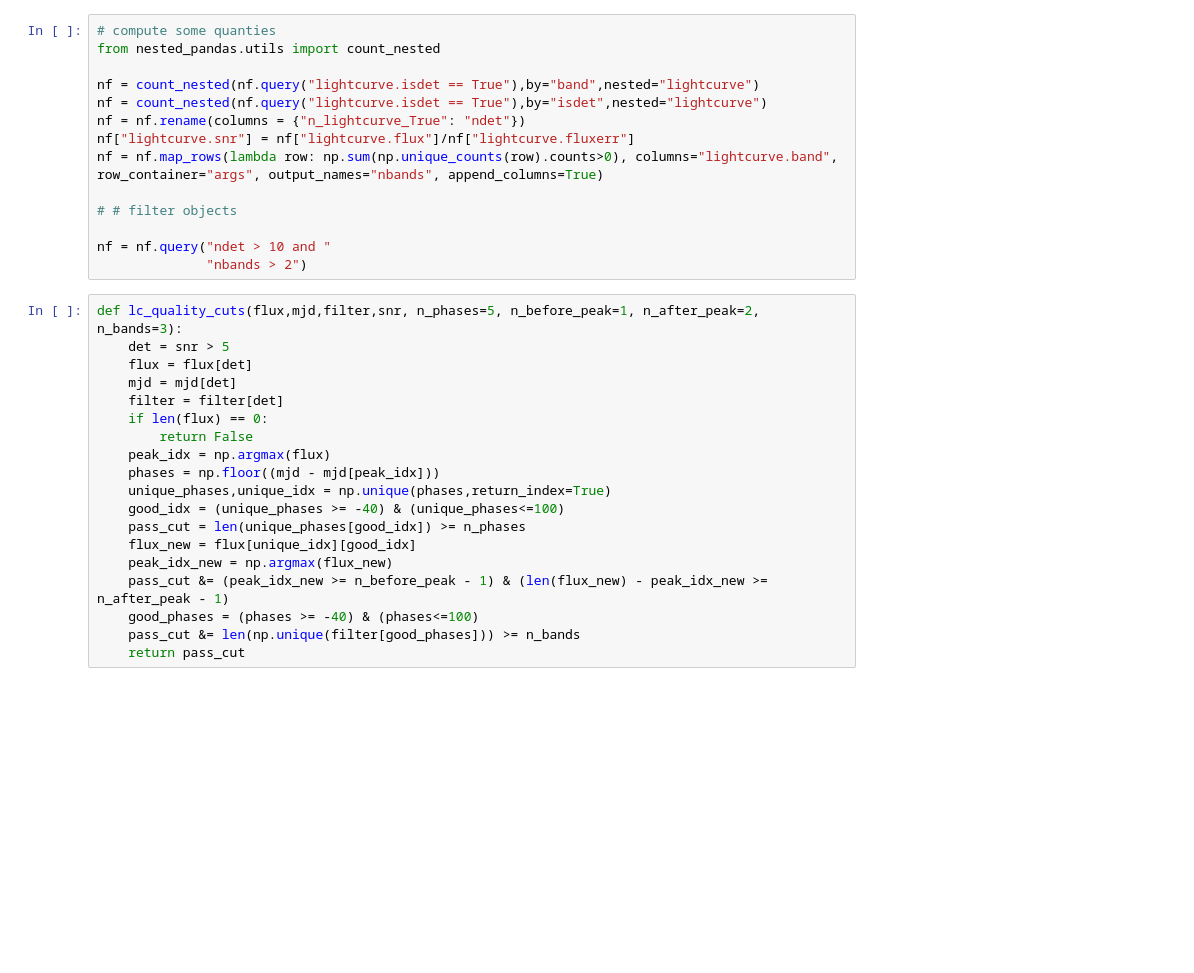
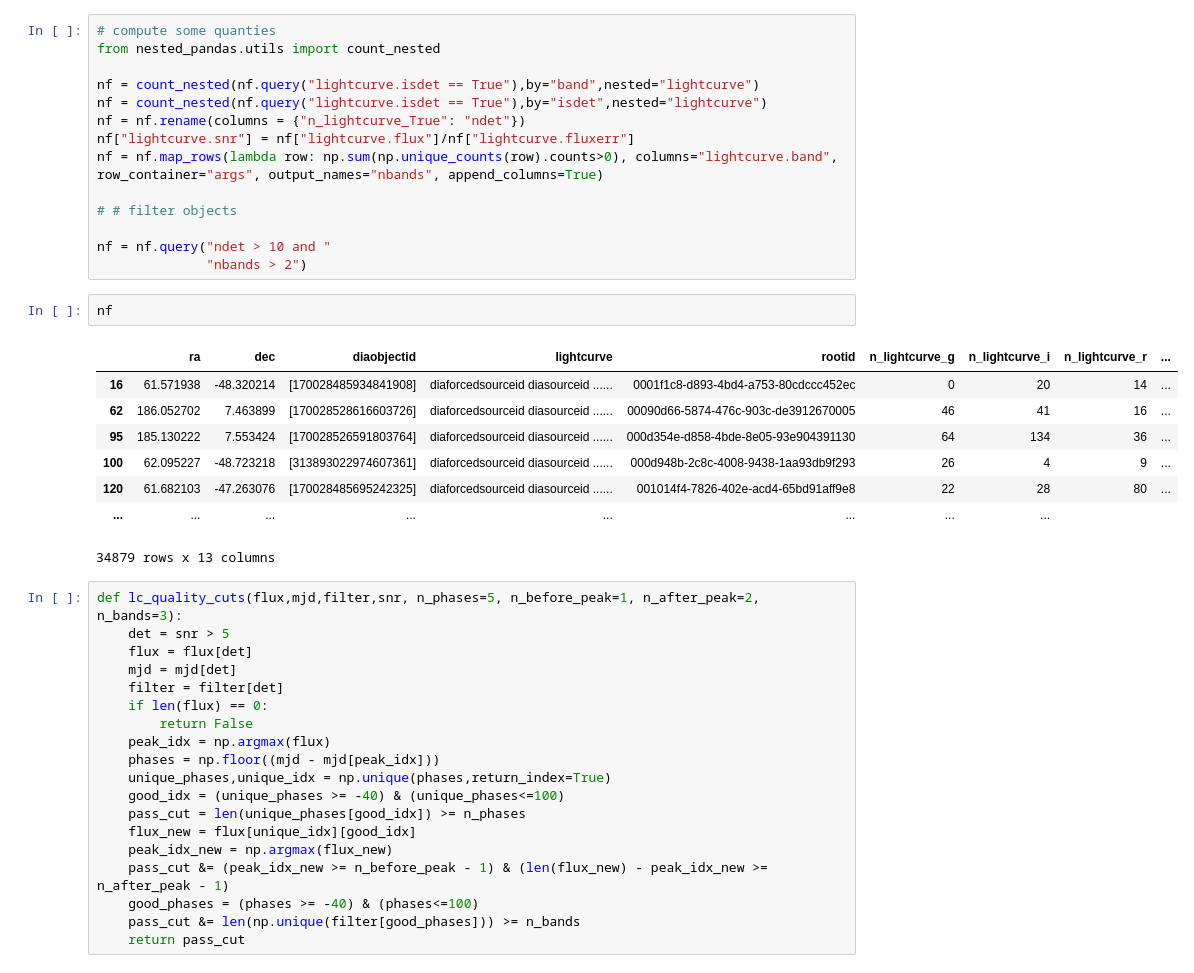
Before and after one commit to mi-dai/fastdb_util, a Jupyter notebook: plot_lightcurves.ipynb, the cells around one changed output. Cells and saved outputs as stored; diff of their text form; blank space fills up the shorter version.

```diff
--- a/plot_lightcurves.ipynb
+++ b/plot_lightcurves.ipynb
@@ -30,6 +49,17 @@ nf = nf.map_rows(lambda row: np.sum(np.unique_counts(row).counts>0), columns="li
 
 nf = nf.query("ndet > 10 and "
               "nbands > 2")
+# %%
+nf
+# %% [output]
+|  | ra | dec | diaobjectid | lightcurve | rootid | n_lightcurve_g | n_lightcurve_i | n_lightcurve_r | ... |
+| 16 | 61.571938 | -48.320214 | [170028485934841908] | diaforcedsourceid diasourceid ...... | 0001f1c8-d893-4bd4-a753-80cdccc452ec | 0 | 20 | 14 | ... |
+| 62 | 186.052702 | 7.463899 | [170028528616603726] | diaforcedsourceid diasourceid ...... | 00090d66-5874-476c-903c-de3912670005 | 46 | 41 | 16 | ... |
+| 95 | 185.130222 | 7.553424 | [170028526591803764] | diaforcedsourceid diasourceid ...... | 000d354e-d858-4bde-8e05-93e904391130 | 64 | 134 | 36 | ... |
+| 100 | 62.095227 | -48.723218 | [313893022974607361] | diaforcedsourceid diasourceid ...... | 000d948b-2c8c-4008-9438-1aa93db9f293 | 26 | 4 | 9 | ... |
+| 120 | 61.682103 | -47.263076 | [170028485695242325] | diaforcedsourceid diasourceid ...... | 001014f4-7826-402e-acd4-65bd91aff9e8 | 22 | 28 | 80 | ... |
+| ... | ... | ... | ... | ... | ... | ... | ... |
+34879 rows x 13 columns
 # %%
 def lc_quality_cuts(flux,mjd,filter,snr, n_phases=5, n_before_peak=1, n_after_peak=2, n_bands=3):
     det = snr > 5
```
Also changed, not shown: parts of 4 cells of this notebook.
